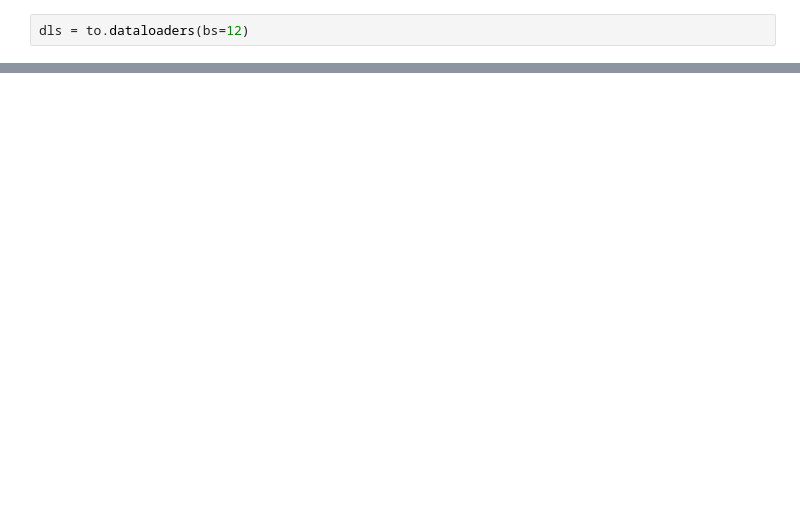
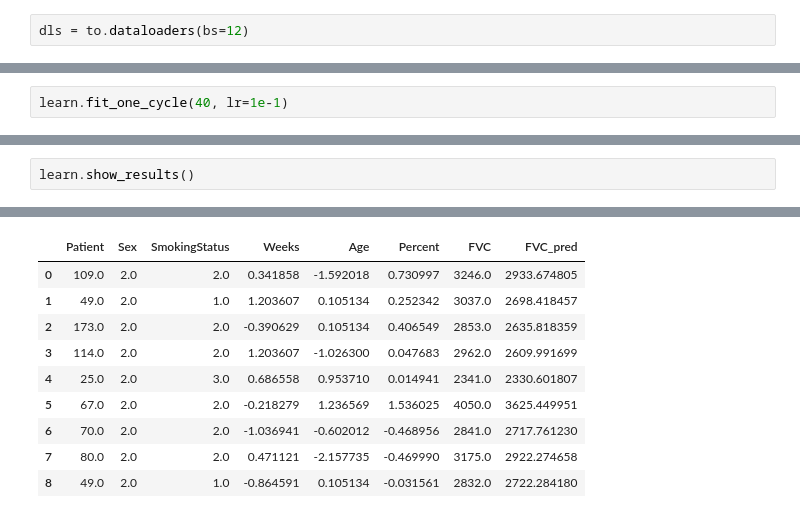
Before and after one commit to alibabaz/kaggle_osic_pulmonary_fibrosis, a Jupyter notebook: tabular_initial.ipynb, the cells around one changed output, grey strips where cells are left out. Saved outputs shown, nothing was run; the diff lists cells and outputs as text; blank space fills up the shorter version.

```diff
--- a/tabular_initial.ipynb
+++ b/tabular_initial.ipynb
@@ -67,0 +108,2 @@ dls.show_batch()
+# %%
+learn.fit_one_cycle(40, lr=1e-1)
@@ -67,0 +128,3 @@ dls.show_batch()
+# %%
+learn.show_results()
+# %% [output]
@@ -67,0 +132,10 @@ dls.show_batch()
+|  | Patient | Sex | SmokingStatus | Weeks | Age | Percent | FVC | FVC_pred |
+| 0 | 109.0 | 2.0 | 2.0 | 0.341858 | -1.592018 | 0.730997 | 3246.0 | 2933.674805 |
+| 1 | 49.0 | 2.0 | 1.0 | 1.203607 | 0.105134 | 0.252342 | 3037.0 | 2698.418457 |
+| 2 | 173.0 | 2.0 | 2.0 | -0.390629 | 0.105134 | 0.406549 | 2853.0 | 2635.818359 |
+| 3 | 114.0 | 2.0 | 2.0 | 1.203607 | -1.026300 | 0.047683 | 2962.0 | 2609.991699 |
+| 4 | 25.0 | 2.0 | 3.0 | 0.686558 | 0.953710 | 0.014941 | 2341.0 | 2330.601807 |
+| 5 | 67.0 | 2.0 | 2.0 | -0.218279 | 1.236569 | 1.536025 | 4050.0 | 3625.449951 |
+| 6 | 70.0 | 2.0 | 2.0 | -1.036941 | -0.602012 | -0.468956 | 2841.0 | 2717.761230 |
+| 7 | 80.0 | 2.0 | 2.0 | 0.471121 | -2.157735 | -0.469990 | 3175.0 | 2922.274658 |
+| 8 | 49.0 | 2.0 | 1.0 | -0.864591 | 0.105134 | -0.031561 | 2832.0 | 2722.284180 |
```
Also changed, not shown: parts of 52 cells of this notebook, 2 other files.
